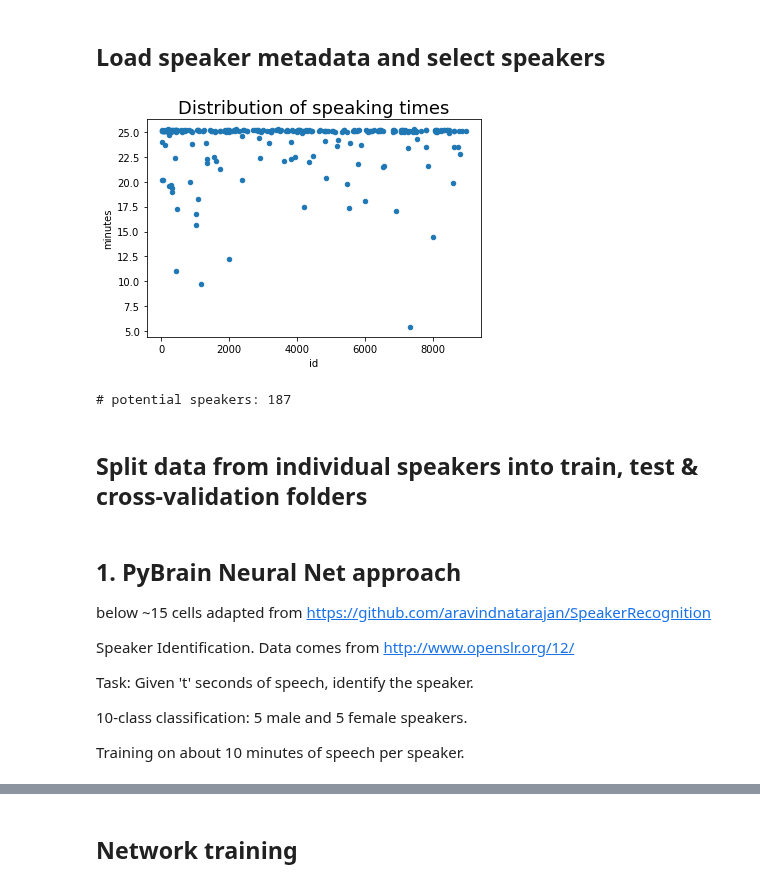
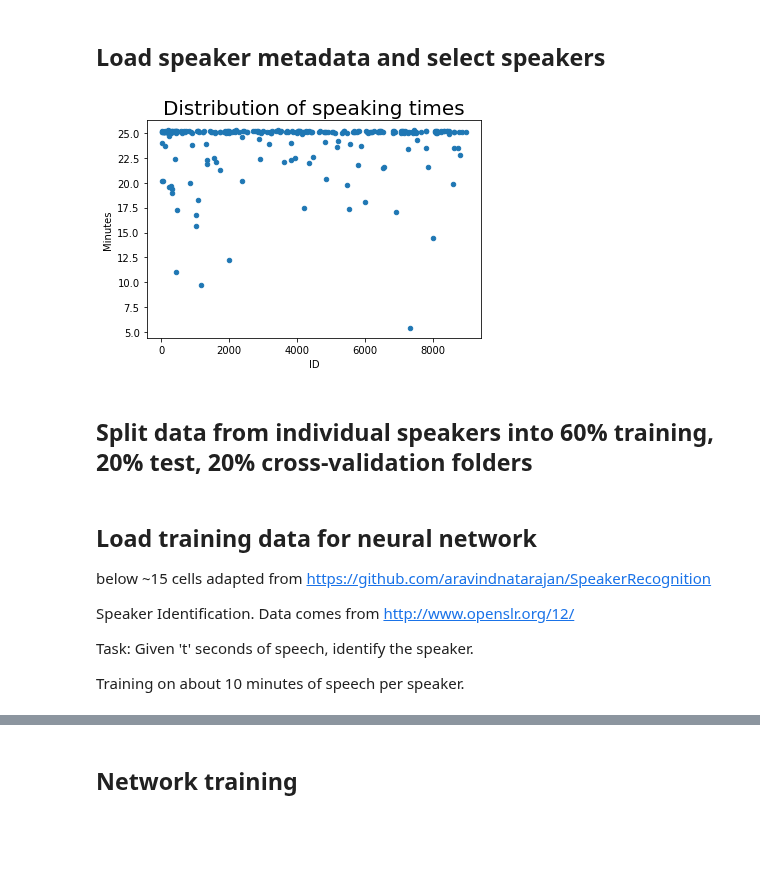
Before and after one commit to Lab41/cyphercat, a Jupyter notebook: Classification_baselines/LibriSpeech/LibriSpeech.ipynb, the cells around one changed output, grey strips where cells are left out. Cells and saved outputs as stored; diff of their text form; code cells hidden in the pictures; blank space fills up the shorter version.

```diff
--- a/Classification_baselines/LibriSpeech/LibriSpeech.ipynb
+++ b/Classification_baselines/LibriSpeech/LibriSpeech.ipynb
@@ -122,38 +134,36 @@ Extracting librivox data if not already extracted...
 # %%
 #1. load data from text to pandaframe
 
 # Note: before running this, change
 # 60   | M | train-clean-100  | 20.18 | |CBW| Simon
 # to
 # 60   | M | train-clean-100  | 20.18 | CBW Simon
 df = pd.read_table('data/LibriSpeech/SPEAKERS.TXT',header = 11,sep = '|')
-df.columns = ['id','sex','subset','minutes','name']
+df.columns = ['ID','sex','subset','Minutes','name']
 train25 = df[df['subset']== ' train-clean-100  ']
-train25.plot.scatter('id','minutes')
-plt.title('Distribution of speaking times',size = 18);
+train25.plot.scatter('ID','Minutes')
+plt.title('Distribution of speaking times',size = 20);
 # %% [output]
-[figure, old version]
+[figure, new version]
 # %%
-# 2. Pick a gender balanced group of speakers w/long speaking times, and print their names
+# 2. Pick a gender balanced group of speakers w/long speaking times
+if numSpeakers != 10:
+    train25 = train25[train25['minutes'] >= 25]
+    print('# potential speakers:',len(train25))
 
-train25 = train25[train25['minutes'] >= 25]
-print('# potential speakers:',len(train25))
+    df_speaker = train25[train25['sex']==' M '][0:numSpeakers//2]
+    df_speaker = df_speaker.append(train25[train25['sex']==' F '][0:numSpeakers//2]).sort_index()
 
-df_speaker = train25[train25['sex']==' M '][0:numSpeakers//2]
-df_speaker = df_speaker.append(train25[train25['sex']==' F '][0:numSpeakers//2]).sort_index()
-
-speakers = df_speaker['id'].values
-speakers = [str(i)+'/' for i in speakers]
+    speakers = df_speaker['id'].values
+    speakers = [str(i)+'/' for i in speakers]
-# %% [output]
-# potential speakers: 187
 # %% [markdown]
-## Split data from individual speakers into train, test & cross-validation folders
+## Split data from individual speakers into 60% training, 20% test, 20% cross-validation folders
 # %%
 #all the code for data splitting that isn't needed for visualization:
 from LS_UTILS import Move_data
 Move_data.main(speakers,datapath,trainSet,cvSet,tstSet)
 # %% [markdown]
-## 1. PyBrain Neural Net approach
+## Load training data for neural network
 
   below ~15 cells adapted from https://github.com/aravindnatarajan/SpeakerRecognition
 
@@ -161,8 +171,6 @@ Move_data.main(speakers,datapath,trainSet,cvSet,tstSet)
 
   Task: Given 't' seconds of speech, identify the speaker.
 
-  10-class classification: 5 male and 5 female speakers.
-
   Training on about 10 minutes of speech per speaker.
 # %%
 #all the code for networks that isn't needed for visualization:
```
Also changed, not shown: parts of 39 cells of this notebook, 27 other files.
